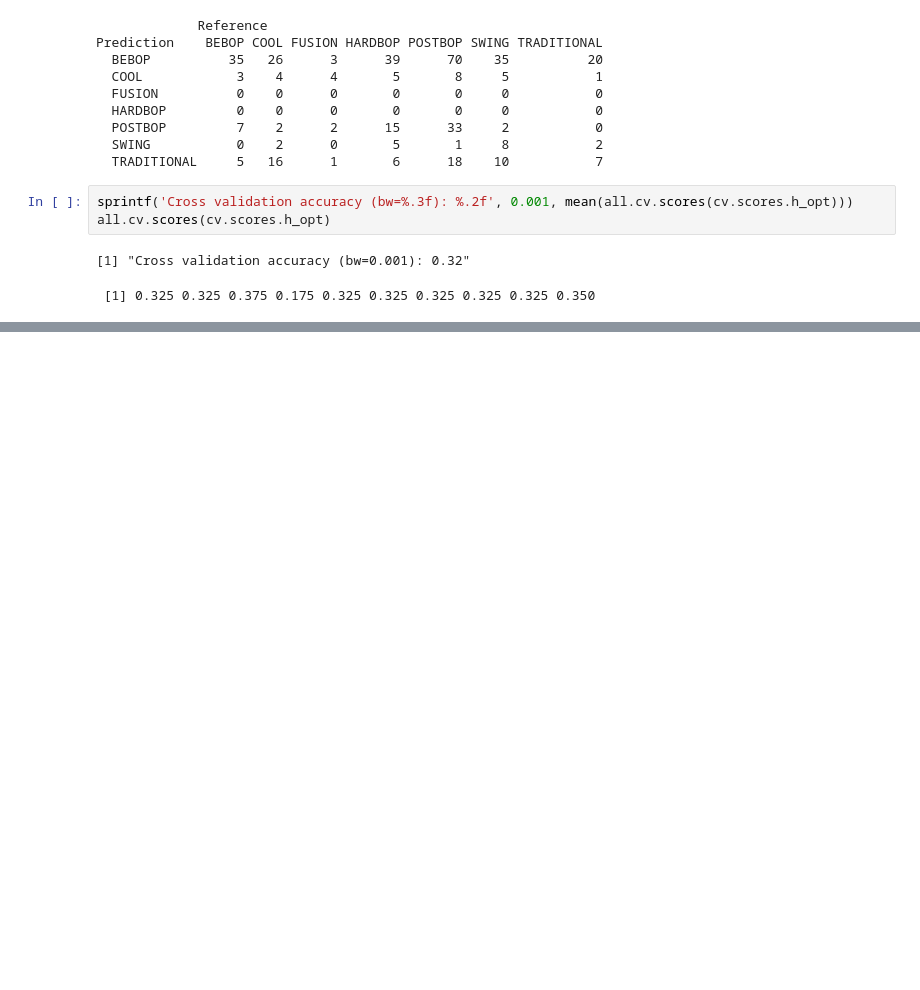
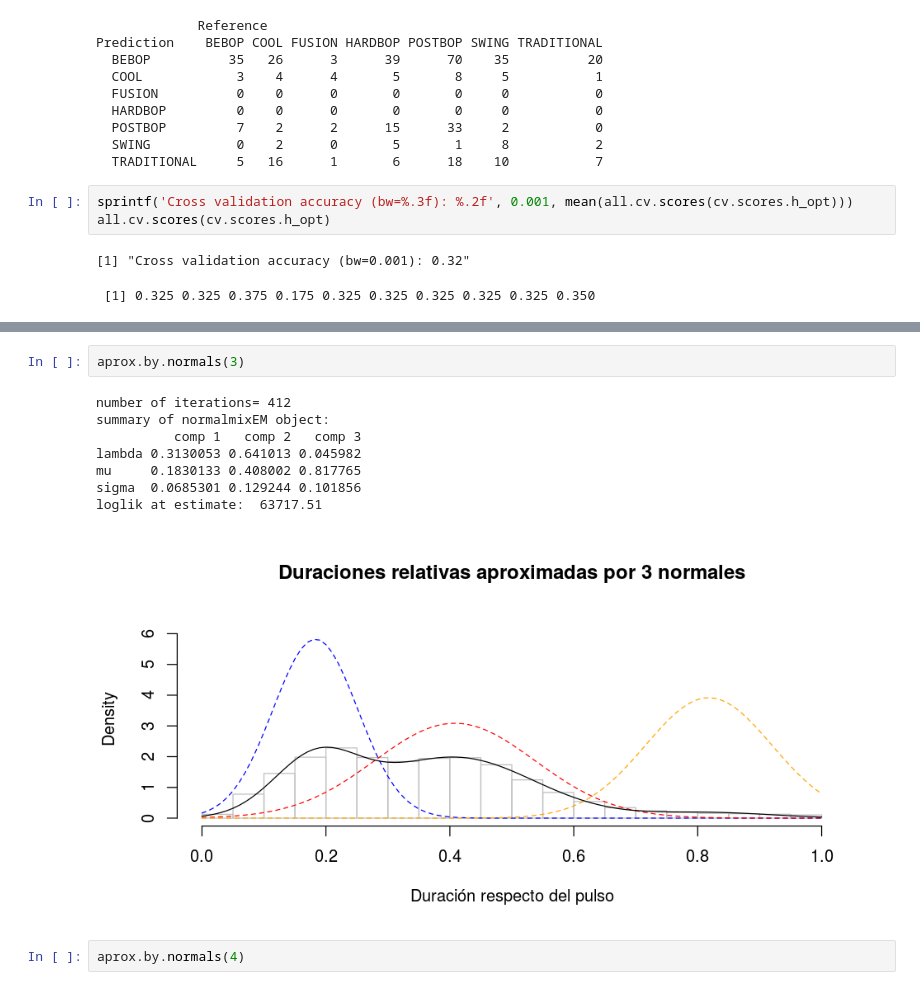
Before and after one commit to m2march/tp_final_r, a Jupyter notebook: tp_final/TP Final.ipynb, the cells around one changed output, grey strips where cells are left out. Cells and saved outputs as stored; diff of their text form; blank space fills up the shorter version.

```diff
--- a/tp_final/TP Final.ipynb
+++ b/tp_final/TP Final.ipynb
@@ -392,0 +459,13 @@ all.cv.scores(cv.scores.h_opt)
+# %%
+aprox.by.normals(3)
+# %% [output]
+number of iterations= 412
+summary of normalmixEM object:
+          comp 1   comp 2   comp 3
+lambda 0.3130053 0.641013 0.045982
+mu     0.1830133 0.408002 0.817765
+sigma  0.0685301 0.129244 0.101856
+loglik at estimate:  63717.51
+[figure, added]
+# %%
+aprox.by.normals(4)
```
Also changed, not shown: parts of 7 cells of this notebook.
